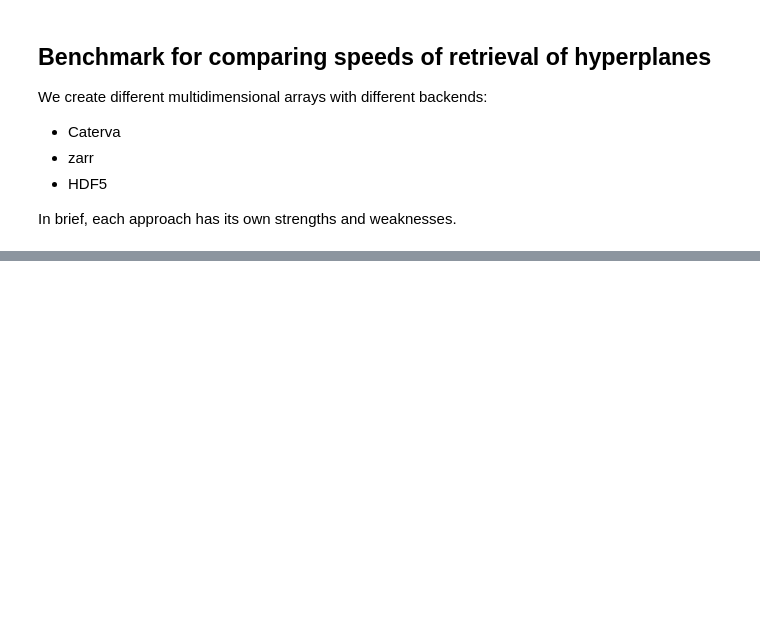
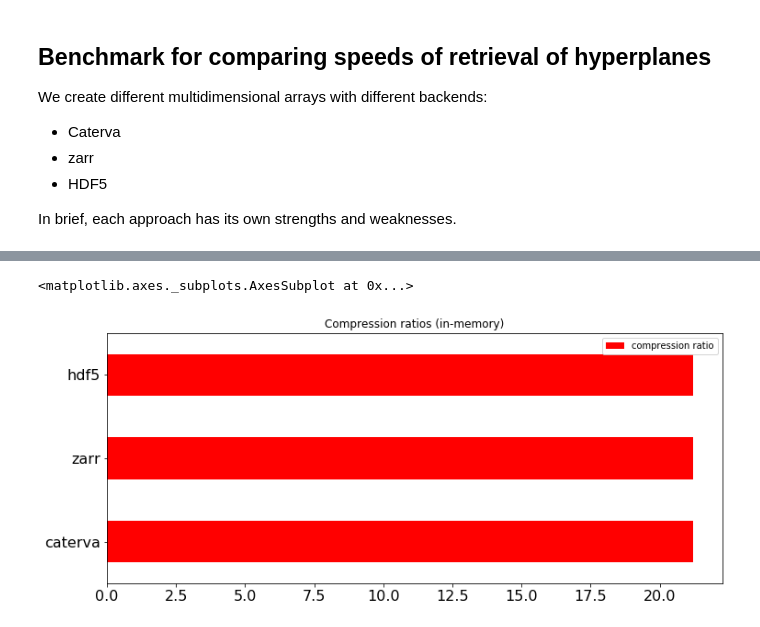
Before and after one commit to Blosc/python-caterva, a Jupyter notebook: notebooks/compare_getslice.ipynb, the cells around one changed output, grey strips where cells are left out. Saved outputs shown, nothing was run; the diff lists cells and outputs as text; code cells hidden in the pictures; blank space fills up the shorter version.

```diff
--- a/notebooks/compare_getslice.ipynb
+++ b/notebooks/compare_getslice.ipynb
@@ -53,3 +62,6 @@ content = np.linspace(0, 10, int(np.prod(shape)), dtype=dtype).reshape(shape)
 # Dicts for timers
 wtimes = {}
 rtimes = {}
+
+# Dict for cratios
+cratios = {}
@@ -56,10 +74,14 @@ rtimes = {}
 # %%
-# Create and fill a caterva array using a buffer
 t0 = time()
-itemsize = np.dtype(dtype).itemsize
-a = cat.from_buffer(bytes(content), shape, pshape=pshape, itemsize=itemsize, filename=fname_cat,
-                    cname=cname, clevel=clevel, filters=[filter])
+a = cat.empty(shape, pshape=pshape, itemsize=content.itemsize, filename=fname_cat,
+              cname=cname, clevel=clevel, filters=[filter],
+              cnthreads=nthreads, dnthreads=nthreads)
+for block, info in a.iter_write():
+    nparray = content[info.slice]
+    block[:] = bytes(nparray)
+acratio = a.cratio
 t1 = time()
-print("Time for filling array (caterva, from_buffer): %.3fs" % (t1 - t0))
+print("Time for filling array (caterva, iter): %.3fs ; CRatio: %.1fx" % ((t1 - t0), acratio))
 wtimes['caterva'] = (t1 - t0)
+cratios['caterva'] = acratio
 # %% [output]
@@ -68,11 +91,14 @@ Time for filling array (caterva, from_buffer): 2.102s
 # Create and fill a zarr array
 t0 = time()
 compressor = numcodecs.Blosc(cname=cname, clevel=clevel, shuffle=filter)
+numcodecs.blosc.set_nthreads(nthreads)
 if persistent:
     z = zarr.open(fname_zarr, mode='w', shape=shape, chunks=pshape, dtype=dtype, compressor=compressor)
 else:
     z = zarr.empty(shape=shape, chunks=pshape, dtype=dtype, compressor=compressor)
 z[:] = content
 t1 = time()
-print("Time for filling array (zarr): %.3fs" % (t1 - t0))
+zcratio = z.nbytes / z.nbytes_stored
+print("Time for filling array (zarr): %.3fs ; CRatio: %.1fx" % ((t1 - t0), zcratio))
 wtimes['zarr'] = (t1 - t0)
+cratios['zarr'] = zcratio
@@ -80,6 +109,7 @@ wtimes['zarr'] = (t1 - t0)
 # Create and fill a hdf5 array
 t0 = time()
 filters = tables.Filters(complevel=clevel, complib="blosc:%s" % cname, shuffle=True)
+tables.set_blosc_max_threads(nthreads)
 if persistent:
     h5f = tables.open_file(fname_h5, 'w')
 else:
@@ -87,5 +117,7 @@ else:
 h5ca = h5f.create_carray(h5f.root, 'carray', filters=filters, chunkshape=pshape, obj=content)
 h5f.flush()
 t1 = time()
-print("Time for filling array (hdf5): %.3fs" % (t1 - t0))
+h5cratio = h5ca.size_in_memory / h5ca.size_on_disk
+print("Time for filling array (hdf5): %.3fs ; CRatio: %.1fx" % ((t1 - t0), h5cratio))
 wtimes['hdf5'] = (t1 - t0)
+cratios['hdf5'] = h5cratio
@@ -141,0 +208,8 @@ df.plot(kind='barh', figsize=(12,5), color="green", fontsize=fontsize, title="Ge
+# %%
+# Compression ratios
+labels = ["caterva", "zarr", "hdf5"]
+df = pd.DataFrame({'compression ratio': [cratios['caterva'], cratios['zarr'], cratios['hdf5']]}, index=labels)
+df.plot(kind='barh', figsize=(12,5), color="red", fontsize=fontsize, title="Compression ratios (%s)" % store)
+# %% [output]
+<matplotlib.axes._subplots.AxesSubplot at 0x...>
+[figure, added]
```
Also changed, not shown: parts of 15 cells of this notebook, 1 other file.
